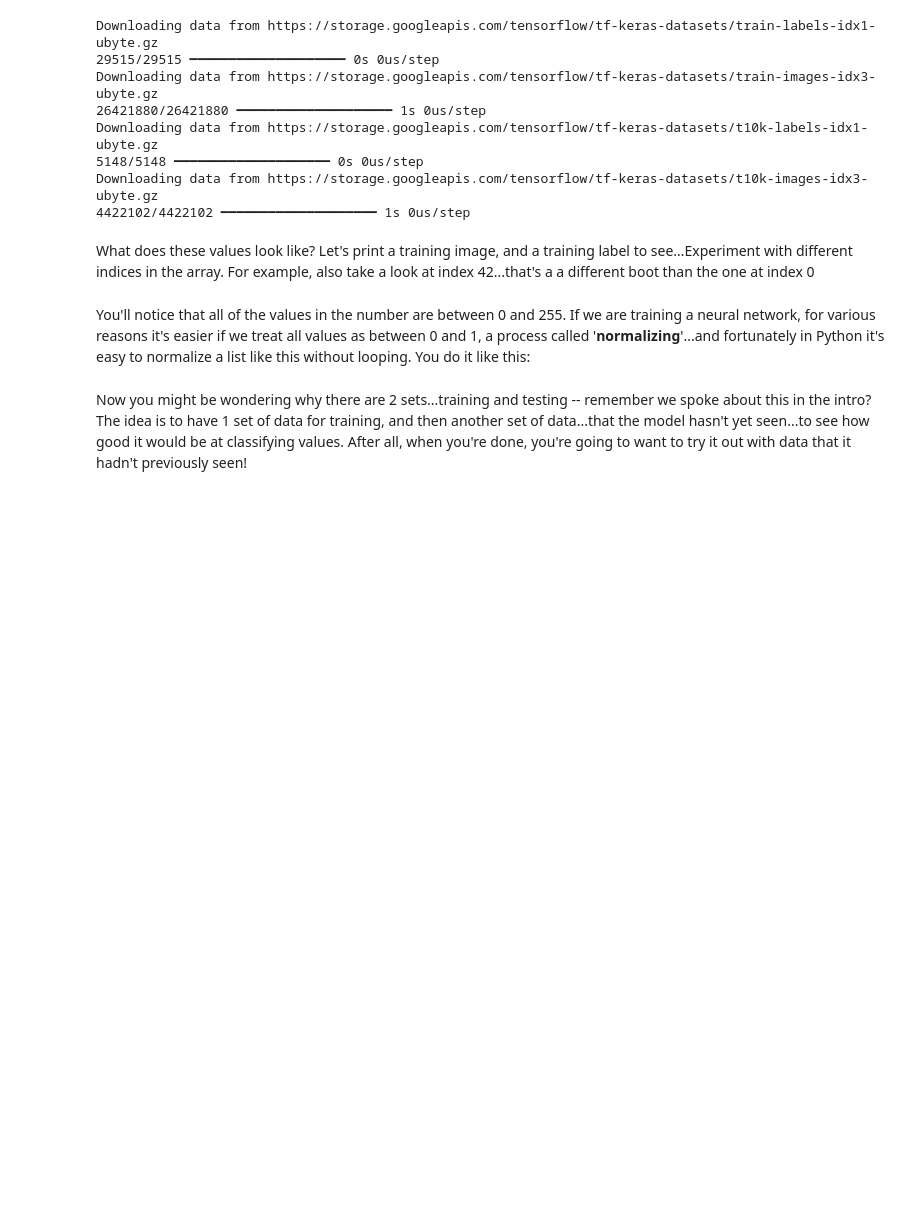
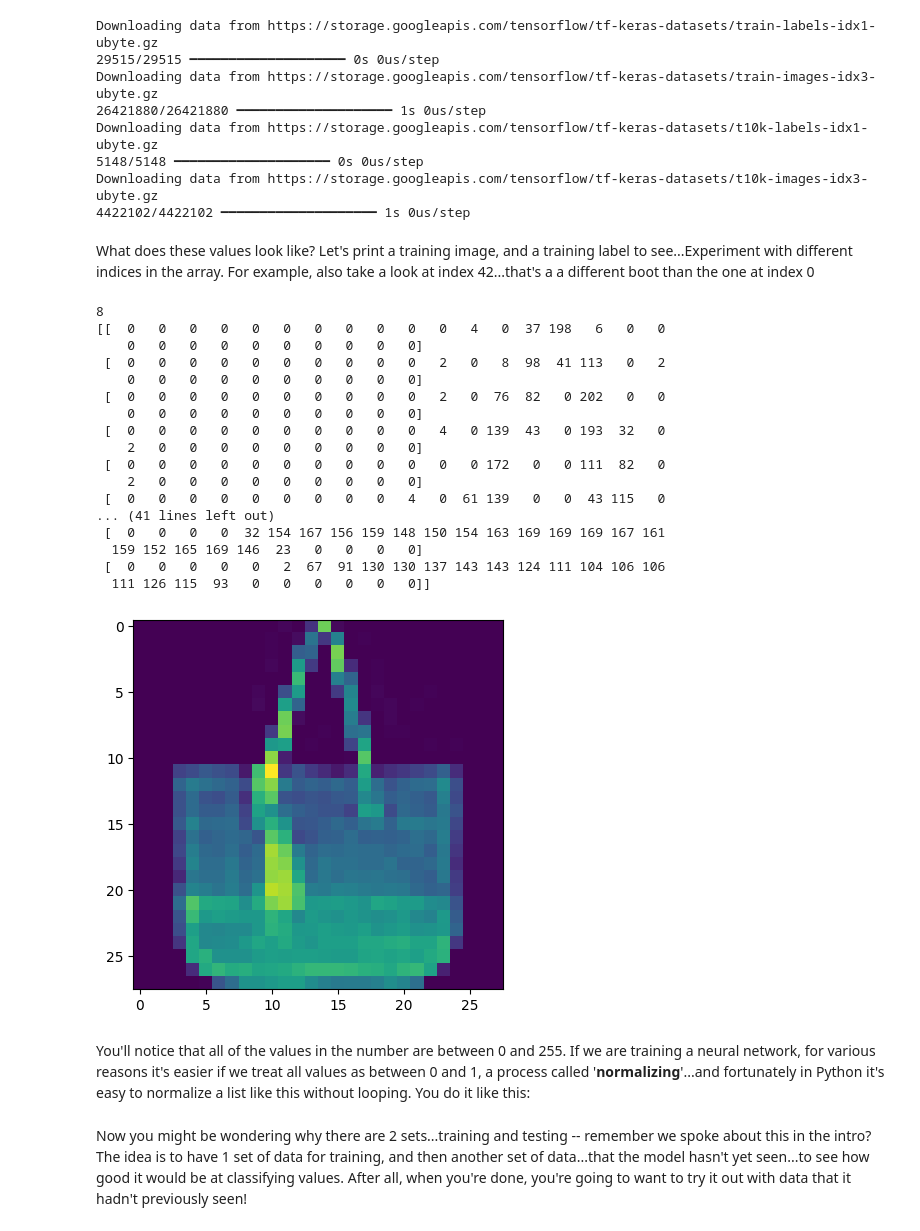
Before and after one commit to itshappybunny/computer-vision-model, a Jupyter notebook: Lab2-Computer-Vision.ipynb, the cells around one changed output. Saved outputs shown, nothing was run; the diff lists cells and outputs as text; code cells hidden in the pictures; blank space fills up the shorter version.

```diff
--- a/Lab2-Computer-Vision.ipynb
+++ b/Lab2-Computer-Vision.ipynb
@@ -39,9 +39,28 @@ Downloading data from https://storage.googleapis.com/tensorflow/tf-keras-dataset
 What does these values look like? Let's print a training image, and a training label to see...Experiment with different indices in the array. For example, also take a look at index 42...that's a a different boot than the one at index 0
 # %%
 import matplotlib.pyplot as plt
-plt.imshow(training_images[0])
-print(training_labels[0])
-print(training_images[0])
+plt.imshow(training_images[35])
+print(training_labels[35])
+print(training_images[35])
+# %% [output]
+8
+[[  0   0   0   0   0   0   0   0   0   0   0   4   0  37 198   6   0   0
+    0   0   0   0   0   0   0   0   0   0]
+ [  0   0   0   0   0   0   0   0   0   0   2   0   8  98  41 113   0   2
+    0   0   0   0   0   0   0   0   0   0]
+ [  0   0   0   0   0   0   0   0   0   0   2   0  76  82   0 202   0   0
+    0   0   0   0   0   0   0   0   0   0]
+ [  0   0   0   0   0   0   0   0   0   0   4   0 139  43   0 193  32   0
+    2   0   0   0   0   0   0   0   0   0]
+ [  0   0   0   0   0   0   0   0   0   0   0   0 172   0   0 111  82   0
+    2   0   0   0   0   0   0   0   0   0]
+ [  0   0   0   0   0   0   0   0   0   4   0  61 139   0   0  43 115   0
+... (41 lines left out)
+ [  0   0   0   0  32 154 167 156 159 148 150 154 163 169 169 169 167 161
+  159 152 165 169 146  23   0   0   0   0]
+ [  0   0   0   0   0   2  67  91 130 130 137 143 143 124 111 104 106 106
+  111 126 115  93   0   0   0   0   0   0]]
+[figure, added]
 # %% [markdown]
 You'll notice that all of the values in the number are between 0 and 255. If we are training a neural network, for various reasons it's easier if we treat all values as between 0 and 1, a process called '**normalizing**'...and fortunately in Python it's easy to normalize a list like this without looping. You do it like this:
 # %%
```
Also changed, not shown: parts of 4 cells of this notebook.
